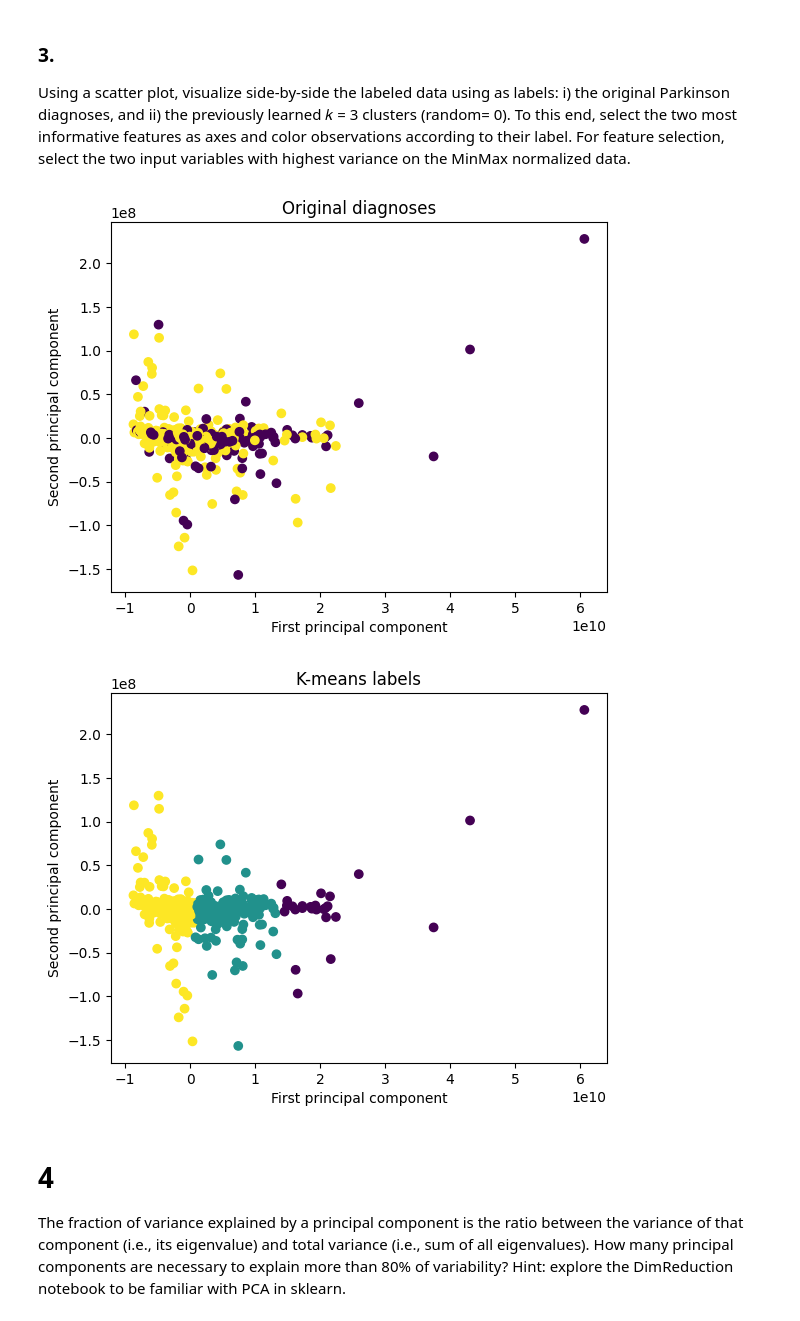
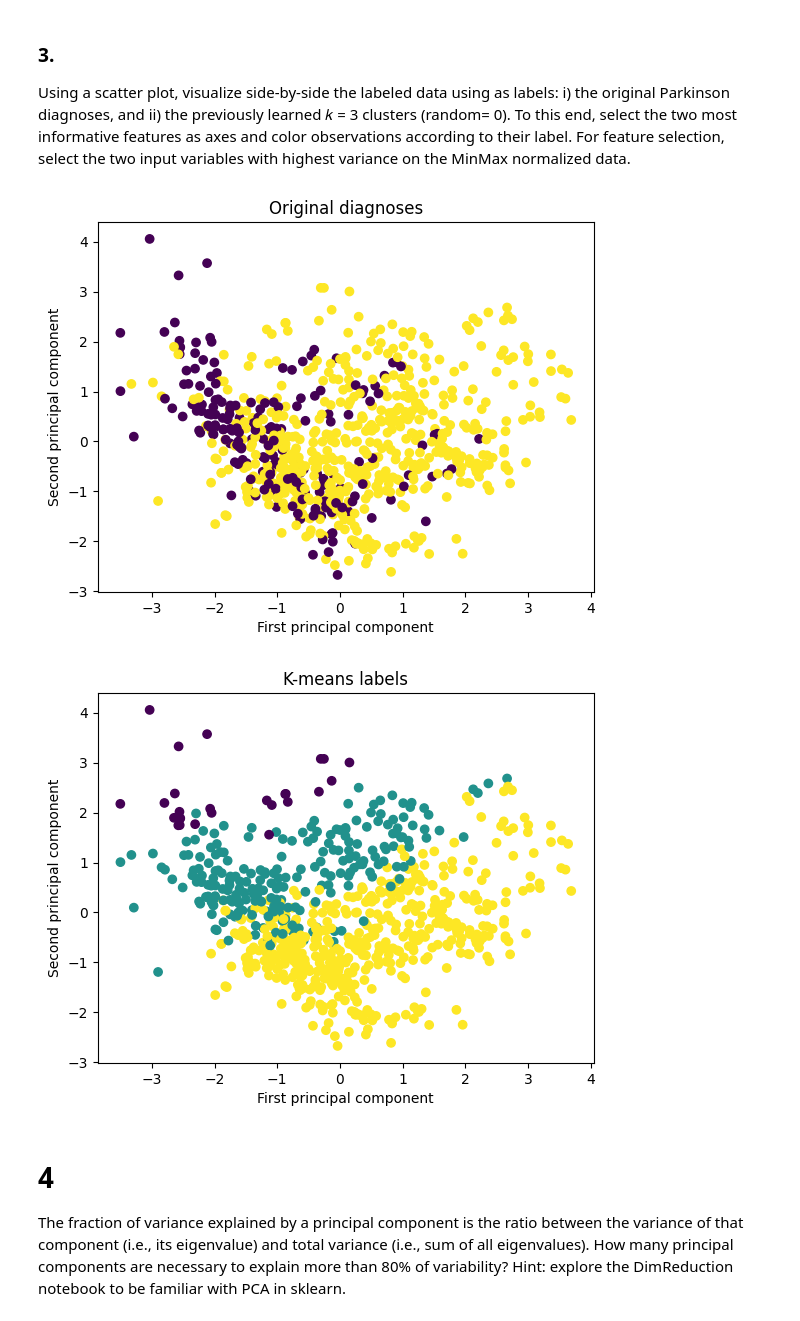
Before and after one commit to jjasferreira/data-exploration-py, a Jupyter notebook: hw04/hw04.ipynb, the cells around one changed output. Saved outputs shown, nothing was run; the diff lists cells and outputs as text; code cells hidden in the pictures.

```diff
--- a/hw04/hw04.ipynb
+++ b/hw04/hw04.ipynb
@@ -88,38 +81,38 @@ from sklearn import metrics
 import matplotlib.pyplot as plt
 
 
 # Read the ARFF file and separate input from output data, to encode as numeric
 data = loadarff('pd_speech.arff')
 df = pd.DataFrame(data[0])
 X = df.drop('class', axis=1)
 scaler = MinMaxScaler()
-scaler.fit_transform(X)
+X_scaled = scaler.fit_transform(X)
 truth = np.array(LabelEncoder().fit_transform(df['class']))
 
 # Determine the two most informative features
 pca = PCA(n_components=2, svd_solver="full")
-pca.fit(X)
-X_pca = pca.transform(X)
+pca.fit(X_scaled)
+X_pca = pca.transform(X_scaled)
 
 # Plot the original diagnoses
 plt.scatter(X_pca[:, 0], X_pca[:, 1], c=truth, cmap='viridis')
 plt.xlabel('First principal component')
 plt.ylabel('Second principal component')
 plt.title('Original diagnoses')
 plt.show()
 
 kmeans = KMeans(n_clusters=3, init = "random", random_state=0).fit(X)
 klabels = kmeans.labels_
 
 # Plot the k-means labels
 plt.scatter(X_pca[:, 0], X_pca[:, 1], c=klabels, cmap='viridis')
 plt.xlabel('First principal component')
 plt.ylabel('Second principal component')
 plt.title('K-means labels')
 plt.show()
 # %% [output]
-[figure, old version]
+[figure, new version]
-[figure, old version]
+[figure, new version]
 # %% [markdown]
 # 4
 The fraction of variance explained by a principal component is the ratio between the
```
Also changed, not shown: parts of 4 cells of this notebook.
